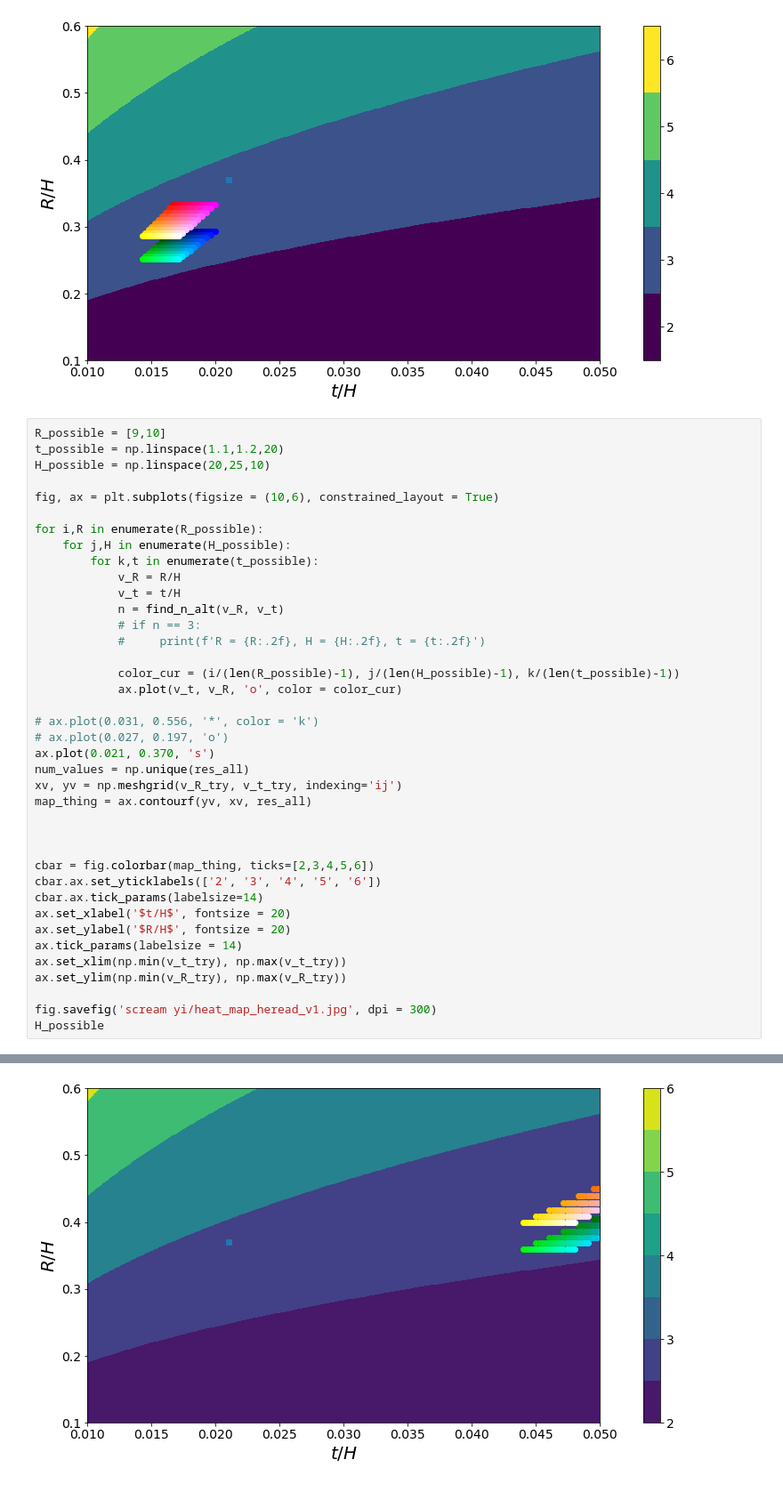
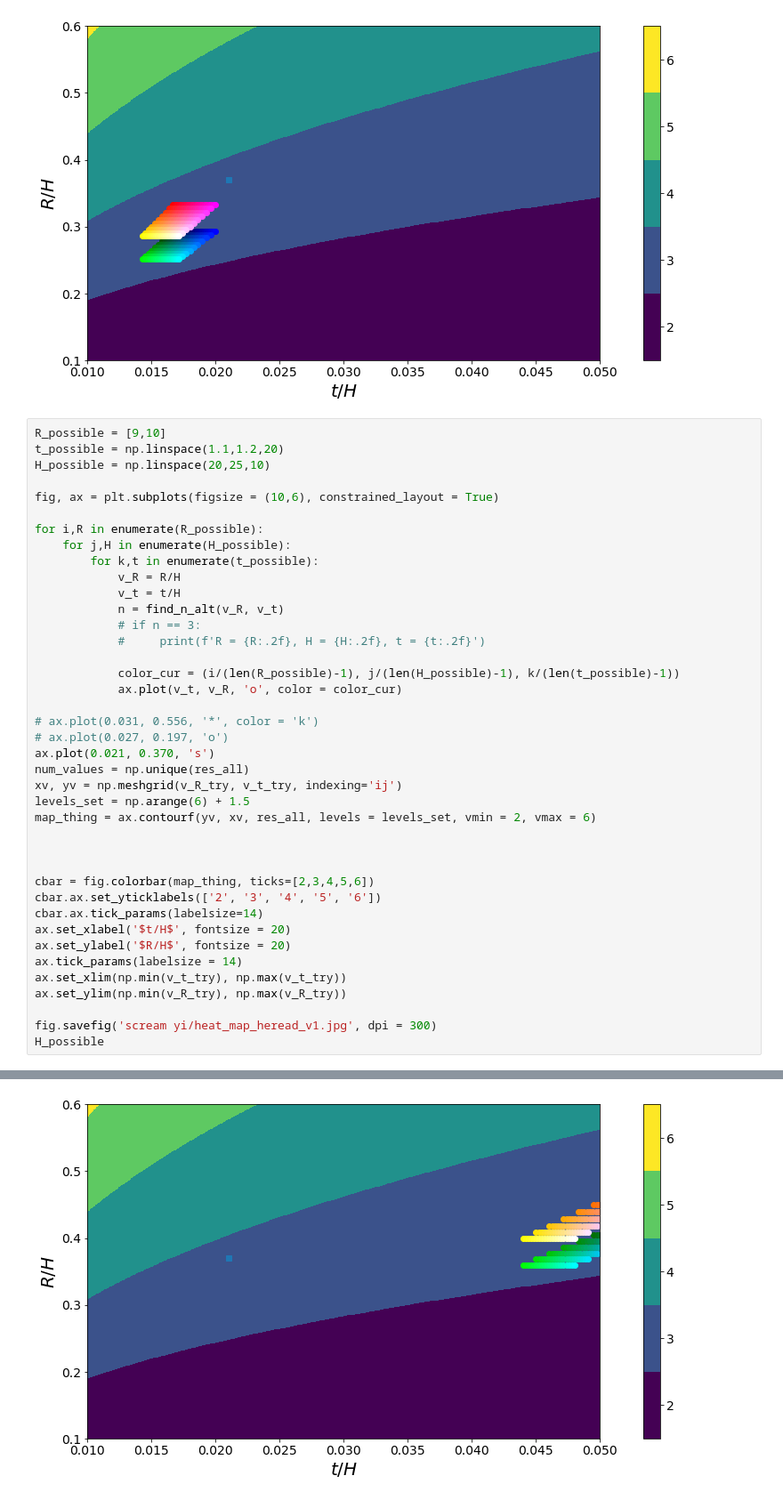
Before and after one commit to bertoldi-collab/buckling-cylinders, a Jupyter notebook: modes_theory.ipynb, the cells around one changed output, grey strips where cells are left out. Shown at 89% size. Drawn from its saved outputs; the diff is of its cells as text.

```diff
--- a/modes_theory.ipynb
+++ b/modes_theory.ipynb
@@ -247,32 +247,33 @@ for i,R in enumerate(R_possible):
             v_t = t/H
             n = find_n_alt(v_R, v_t)
             # if n == 3:
             #     print(f'R = {R:.2f}, H = {H:.2f}, t = {t:.2f}')
 
             color_cur = (i/(len(R_possible)-1), j/(len(H_possible)-1), k/(len(t_possible)-1))
             ax.plot(v_t, v_R, 'o', color = color_cur)
 
 # ax.plot(0.031, 0.556, '*', color = 'k')
 # ax.plot(0.027, 0.197, 'o')
 ax.plot(0.021, 0.370, 's')
 num_values = np.unique(res_all)
 xv, yv = np.meshgrid(v_R_try, v_t_try, indexing='ij')
-map_thing = ax.contourf(yv, xv, res_all)
+levels_set = np.arange(6) + 1.5
+map_thing = ax.contourf(yv, xv, res_all, levels = levels_set, vmin = 2, vmax = 6)
 
 
 
 cbar = fig.colorbar(map_thing, ticks=[2,3,4,5,6])
 cbar.ax.set_yticklabels(['2', '3', '4', '5', '6'])
 cbar.ax.tick_params(labelsize=14)
 ax.set_xlabel('$t/H$', fontsize = 20)
 ax.set_ylabel('$R/H$', fontsize = 20)
 ax.tick_params(labelsize = 14)
 ax.set_xlim(np.min(v_t_try), np.max(v_t_try))
 ax.set_ylim(np.min(v_R_try), np.max(v_R_try))
 
 fig.savefig('scream yi/heat_map_heread_v1.jpg', dpi = 300)
 H_possible
 # %% [output]
 array([20.        , 20.55555556, 21.11111111, 21.66666667, 22.22222222,
        22.77777778, 23.33333333, 23.88888889, 24.44444444, 25.        ])
-[figure, old version]
+[figure, new version]
```
Also changed, not shown: parts of 5 cells of this notebook, 5 other files.
